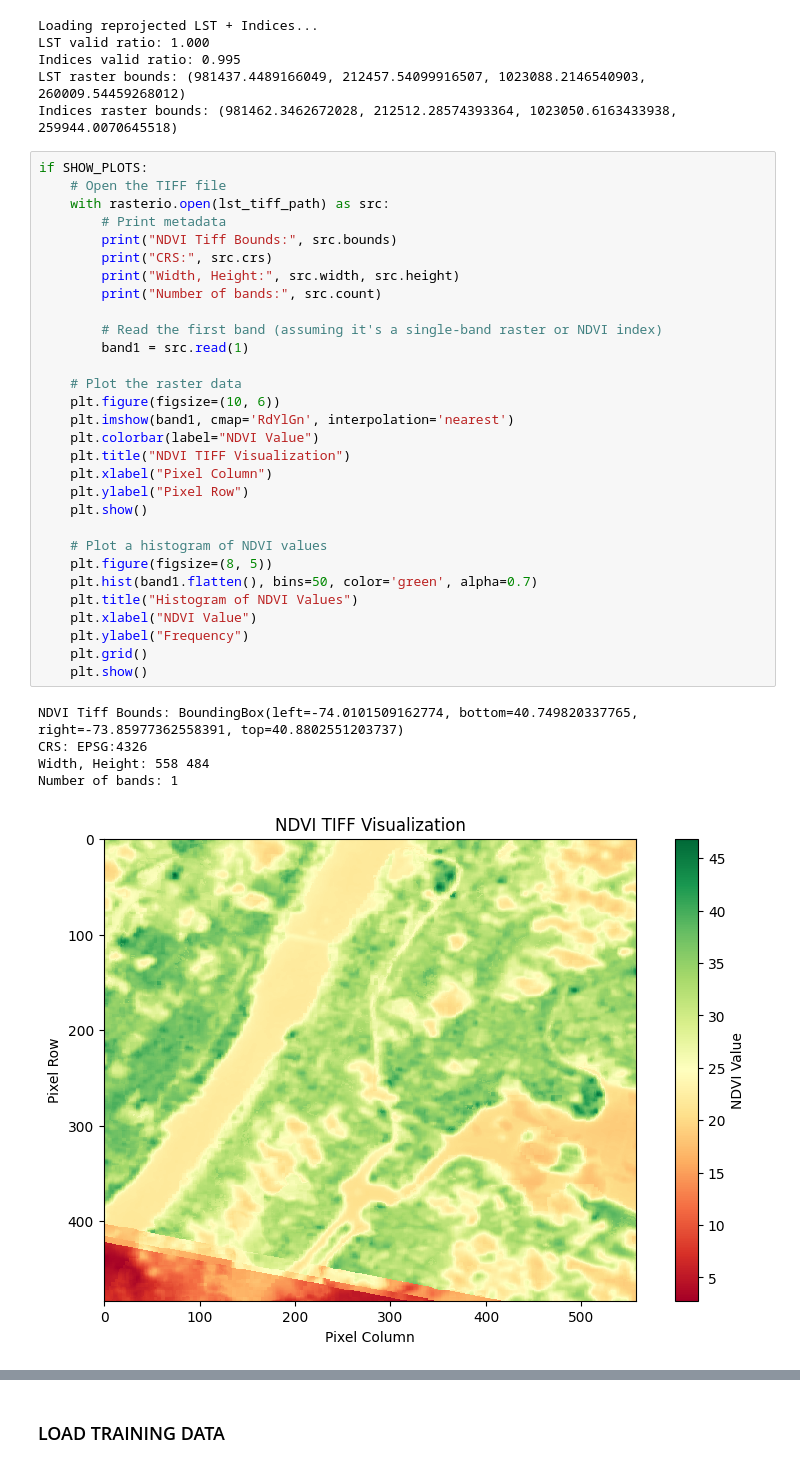
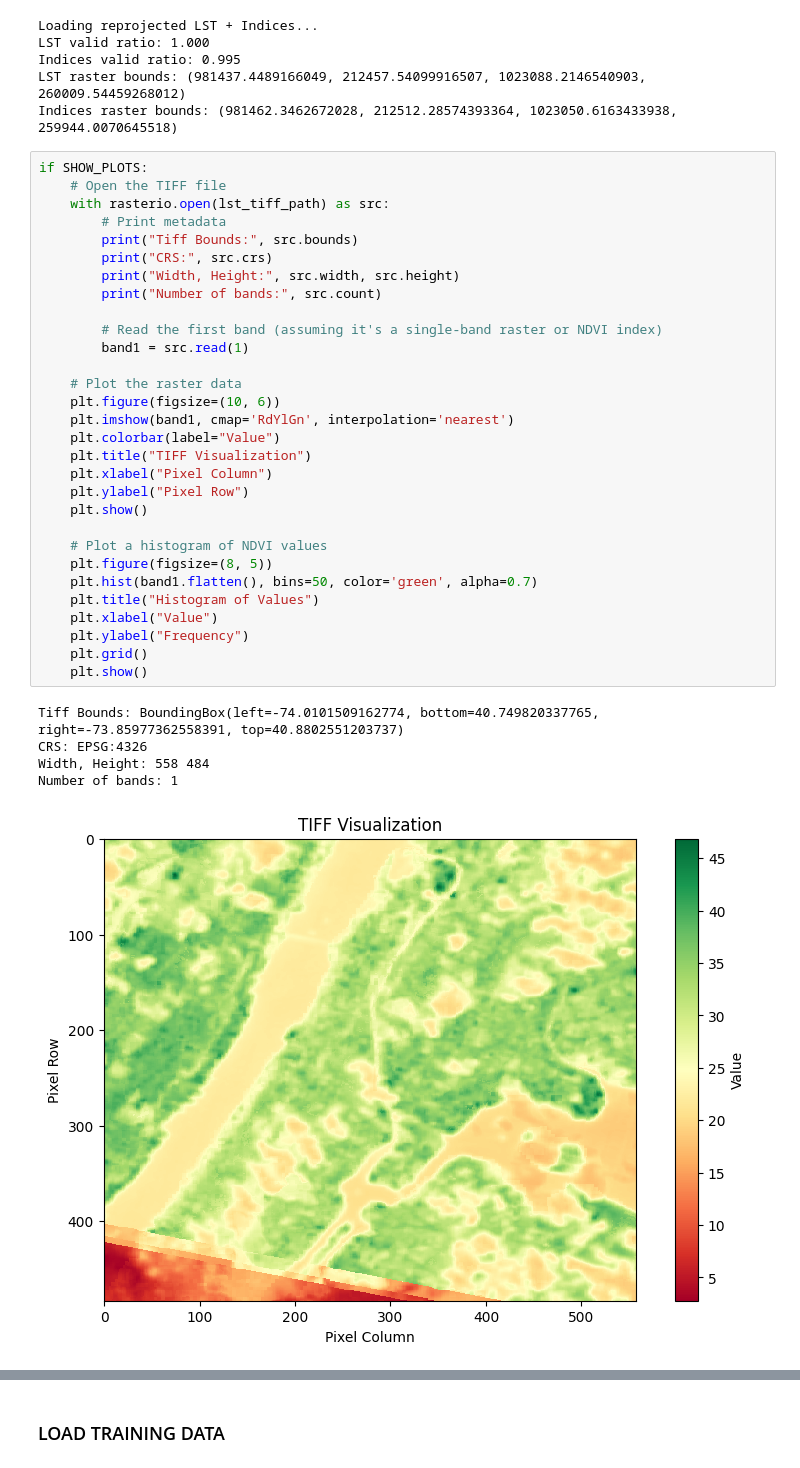
Before and after one commit to MegaKruk/uhi-ai-challenge-2025, a Jupyter notebook: UHI_Model.ipynb, the cells around one changed output, grey strips where cells are left out. Drawn from its saved outputs; the diff is of its cells as text.

```diff
--- a/UHI_Model.ipynb
+++ b/UHI_Model.ipynb
@@ -449,36 +286,36 @@ Indices raster bounds: (981462.3462672028, 212512.28574393364, 1023050.616343393
 # %%
 if SHOW_PLOTS:
     # Open the TIFF file
     with rasterio.open(lst_tiff_path) as src:
         # Print metadata
-        print("NDVI Tiff Bounds:", src.bounds)
+        print("Tiff Bounds:", src.bounds)
         print("CRS:", src.crs)
         print("Width, Height:", src.width, src.height)
         print("Number of bands:", src.count)
 
         # Read the first band (assuming it's a single-band raster or NDVI index)
         band1 = src.read(1)
 
     # Plot the raster data
     plt.figure(figsize=(10, 6))
     plt.imshow(band1, cmap='RdYlGn', interpolation='nearest')
-    plt.colorbar(label="NDVI Value")
-    plt.title("NDVI TIFF Visualization")
+    plt.colorbar(label="Value")
+    plt.title("TIFF Visualization")
     plt.xlabel("Pixel Column")
     plt.ylabel("Pixel Row")
     plt.show()
 
     # Plot a histogram of NDVI values
     plt.figure(figsize=(8, 5))
     plt.hist(band1.flatten(), bins=50, color='green', alpha=0.7)
-    plt.title("Histogram of NDVI Values")
-    plt.xlabel("NDVI Value")
+    plt.title("Histogram of Values")
+    plt.xlabel("Value")
     plt.ylabel("Frequency")
     plt.grid()
     plt.show()
 # %% [output]
-NDVI Tiff Bounds: BoundingBox(left=-74.0101509162774, bottom=40.749820337765, right=-73.85977362558391, top=40.8802551203737)
+Tiff Bounds: BoundingBox(left=-74.0101509162774, bottom=40.749820337765, right=-73.85977362558391, top=40.8802551203737)
 CRS: EPSG:4326
 Width, Height: 558 484
 Number of bands: 1
-[figure, old version]
+[figure, new version]
```
Also changed, not shown: parts of 60 cells of this notebook, 1 other file.
